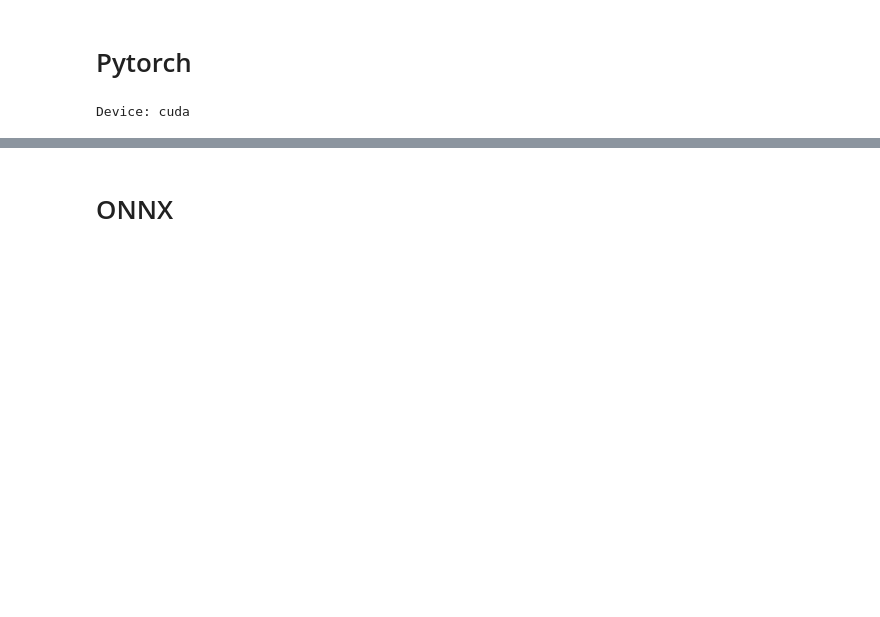
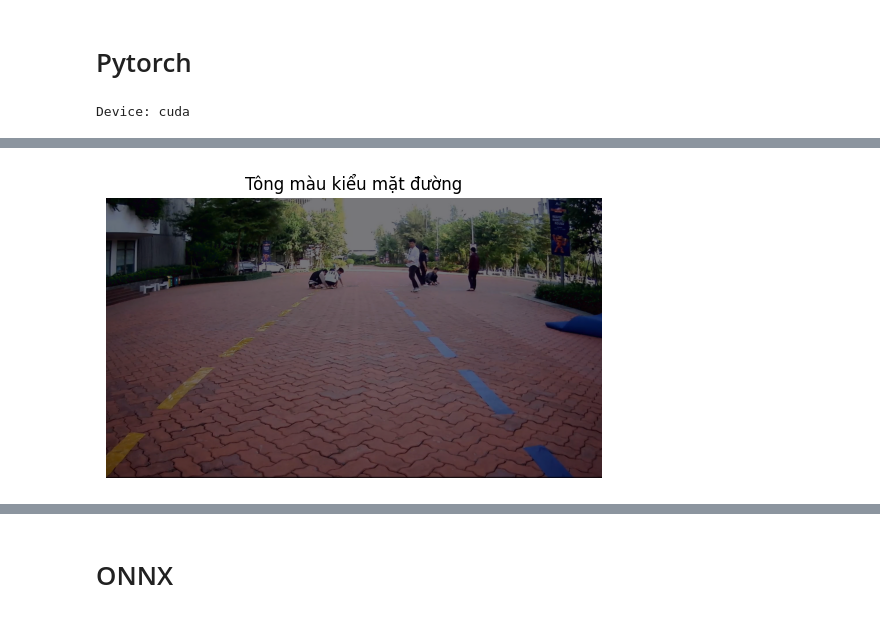
Before and after one commit to Hoanha2101/AutonomousDrivingSystem, a Jupyter notebook: inferSimple.ipynb, the cells around one changed output, grey strips where cells are left out. Saved outputs shown, nothing was run; the diff lists cells and outputs as text; code cells hidden in the pictures; blank space fills up the shorter version.

```diff
--- a/inferSimple.ipynb
+++ b/inferSimple.ipynb
@@ -17 +54,27 @@ Device: cuda
+# %%
+import cv2
+import numpy as np
+import matplotlib.pyplot as plt
+
+# Đọc ảnh
+path_image = "2.jpg"
+img0 = image = cv2.imread(path_image)
+
+# Giảm độ sáng
+darker = cv2.convertScaleAbs(image, alpha=0.6, beta=-20)  # alpha < 1: giảm tương phản, beta < 0: tối đi
+
+# Thêm tông màu lạnh (hơi xanh-xám)
+blue_tint = np.full_like(darker, (30, 0, 0))  # Thêm một chút xanh dương vào
+dark_road_style = cv2.addWeighted(darker, 0.9, blue_tint, 0.1, 0)
+
+# Chuyển sang RGB để hiển thị với matplotlib
+image_BGR = cv2.cvtColor(dark_road_style, cv2.COLOR_BGR2RGB)
+
+# Hiển thị
+plt.imshow(image_BGR)
+plt.axis('off')
+plt.title("Tông màu kiểu mặt đường")
+plt.show()
+# %% [output]
+[figure, added]
 # %%
```
Also changed, not shown: parts of 5 cells of this notebook, 2 other files.
